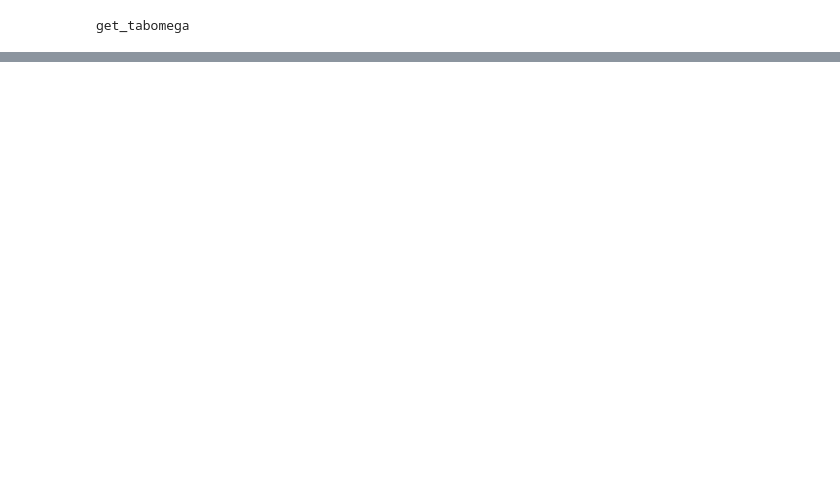
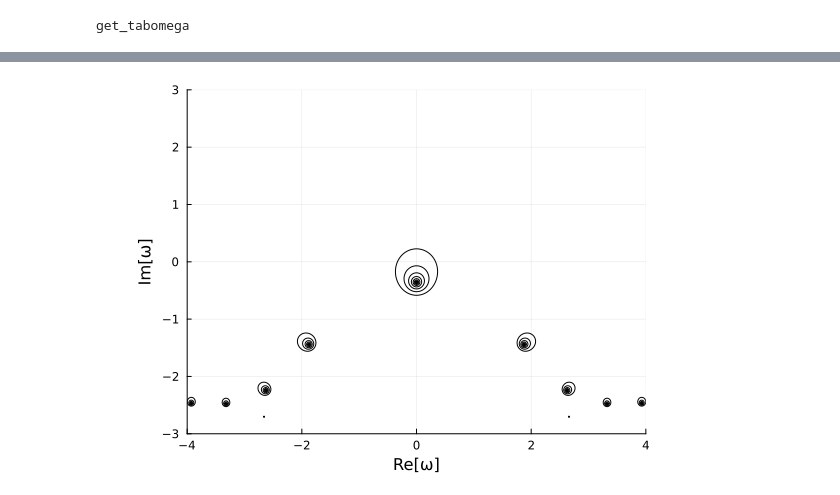
Before and after one commit to JuliaStellarDynamics/FiniteHilbertTransform.jl, a Jupyter notebook: examples/run_plasma.ipynb, the cells around one changed output, grey strips where cells are left out. Drawn from its saved outputs; the diff is of its cells as text; code cells hidden in the pictures; blank space fills up the shorter version.

```diff
--- a/examples/run_plasma.ipynb
+++ b/examples/run_plasma.ipynb
@@ -59,12 +19,21 @@ Now set the parameters. The defaults will produce the image in the example folde
 # %%
 
+# how many Legendre knots?
 Ku  = 200
+
+# stability parameter: 0<q<1 ensures stability
 qself = 0.5
+
+# what is the maximum velocity for integration?
 xmax = 20.0
-nOmega   = 800
+
+# parameters for the real frequencies in the grid
 Omegamin = -4.0
 Omegamax = 4.0
+nOmega   = 800
+
+# parameters for the imaginary frequencies in the grid
+Etamin = -3.0
+Etamax = 3.0
 nEta= 400
-Etamin = -3.0
-Etamax = -0.01
 # %% [output]
@@ -122,10 +322,12 @@ LoadError: UndefVarError: setup_legendre_integration not defined
 # %%
-epsilon_real = reshape(real.(tabIminusXi),parsed_args["nEta"],parsed_args["nOmega"])
-epsilon_imag = reshape(imag.(tabIminusXi),parsed_args["nEta"],parsed_args["nOmega"])
+epsilon_real = reshape(real.(tabIminusXi),nEta,nOmega)
+epsilon_imag = reshape(imag.(tabIminusXi),nEta,nOmega)
 epsilon = abs.(epsilon_real .+ im * epsilon_imag)
 
-
+using Plots
 # Plot
 contour(tabOmega,tabEta,log10.(epsilon), levels=10, color=:black, #levels=[-2.0, -1.5, -1.0, -0.5, -0.25, 0.0],
-        xlabel="Re[ω]", ylabel="Im[ω]", xlims=(-4, 4), ylims=(-3, 0),
+        xlabel="Re[ω]", ylabel="Im[ω]", xlims=(-4, 4), ylims=(-3, 3),
         clims=(-2, 0), aspect_ratio=:equal, legend=false)
+# %% [output]
+[figure, added]
```
Also changed, not shown: parts of 13 cells of this notebook, 6 other files.
